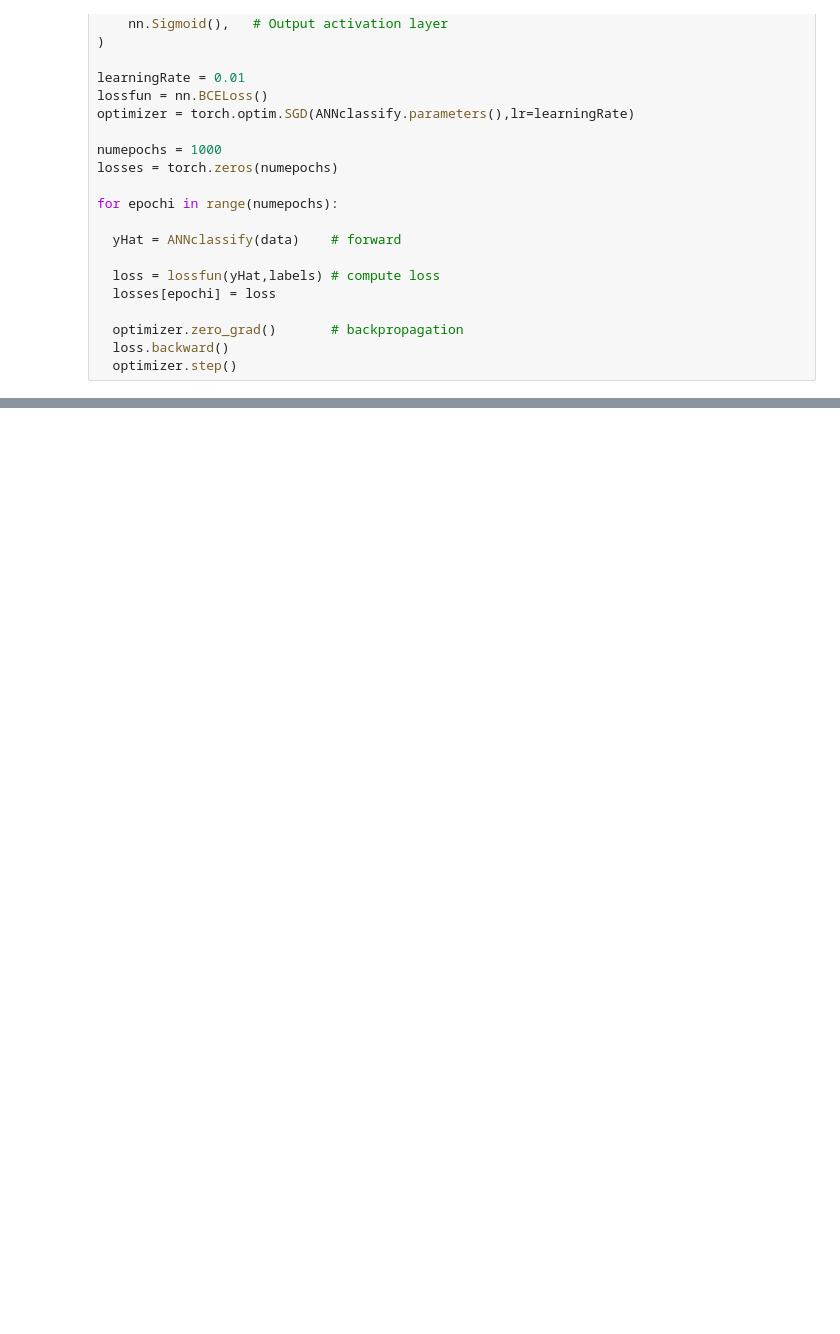
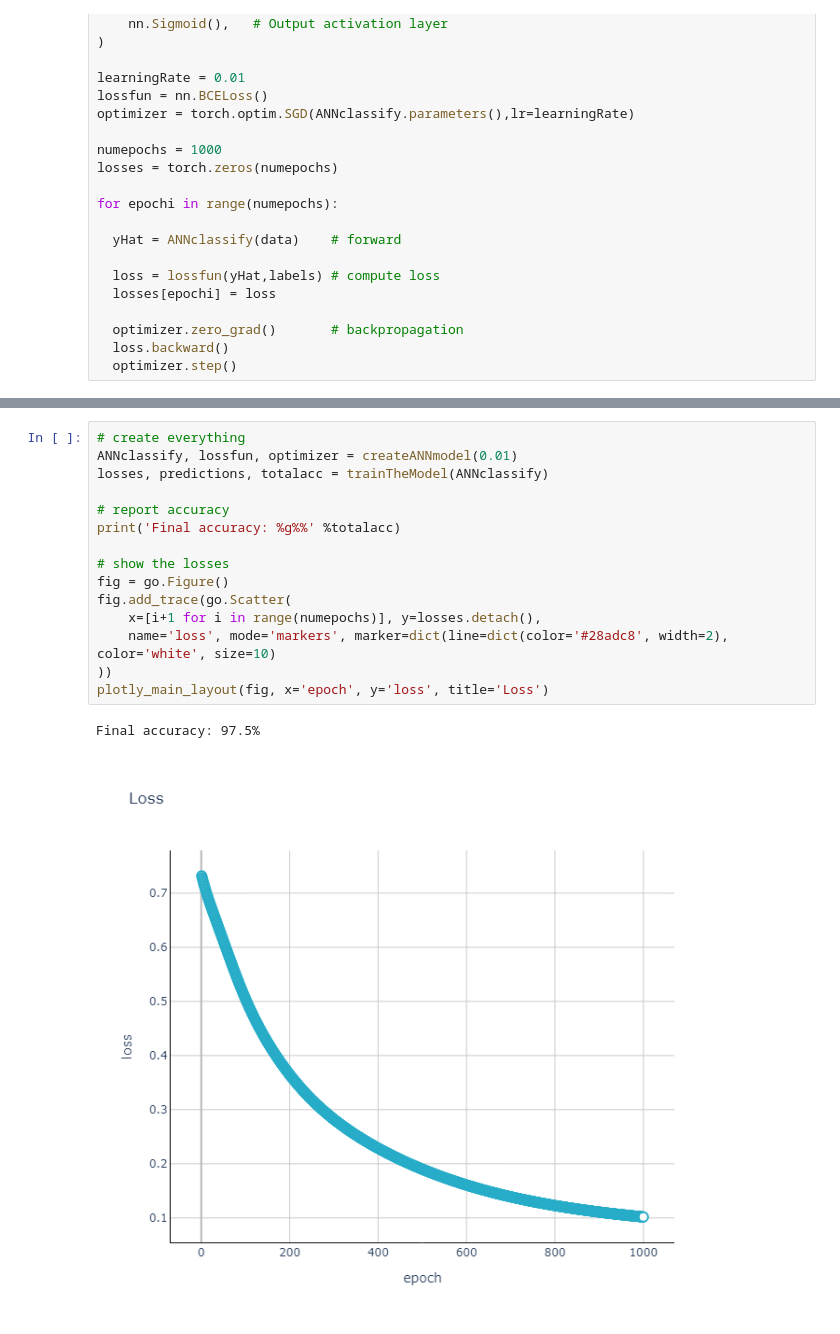
Before and after one commit to Gusmeira/PyTorch-Courses, a Jupyter notebook: C_ann.ipynb, the cells around one changed output, grey strips where cells are left out. Drawn from its saved outputs; the diff is of its cells as text; blank space fills up the shorter version.

```diff
--- a/C_ann.ipynb
+++ b/C_ann.ipynb
@@ -294,0 +340,18 @@ ___
+# %%
+# create everything
+ANNclassify, lossfun, optimizer = createANNmodel(0.01)
+losses, predictions, totalacc = trainTheModel(ANNclassify)
+
+# report accuracy
+print('Final accuracy: %g%%' %totalacc)
+
+# show the losses
+fig = go.Figure()
+fig.add_trace(go.Scatter(
+    x=[i+1 for i in range(numepochs)], y=losses.detach(),
+    name='loss', mode='markers', marker=dict(line=dict(color='#28adc8', width=2), color='white', size=10)
+))
+plotly_main_layout(fig, x='epoch', y='loss', title='Loss')
+# %% [output]
+Final accuracy: 97.5%
+[figure, added]
```
Also changed, not shown: parts of 34 cells of this notebook.
